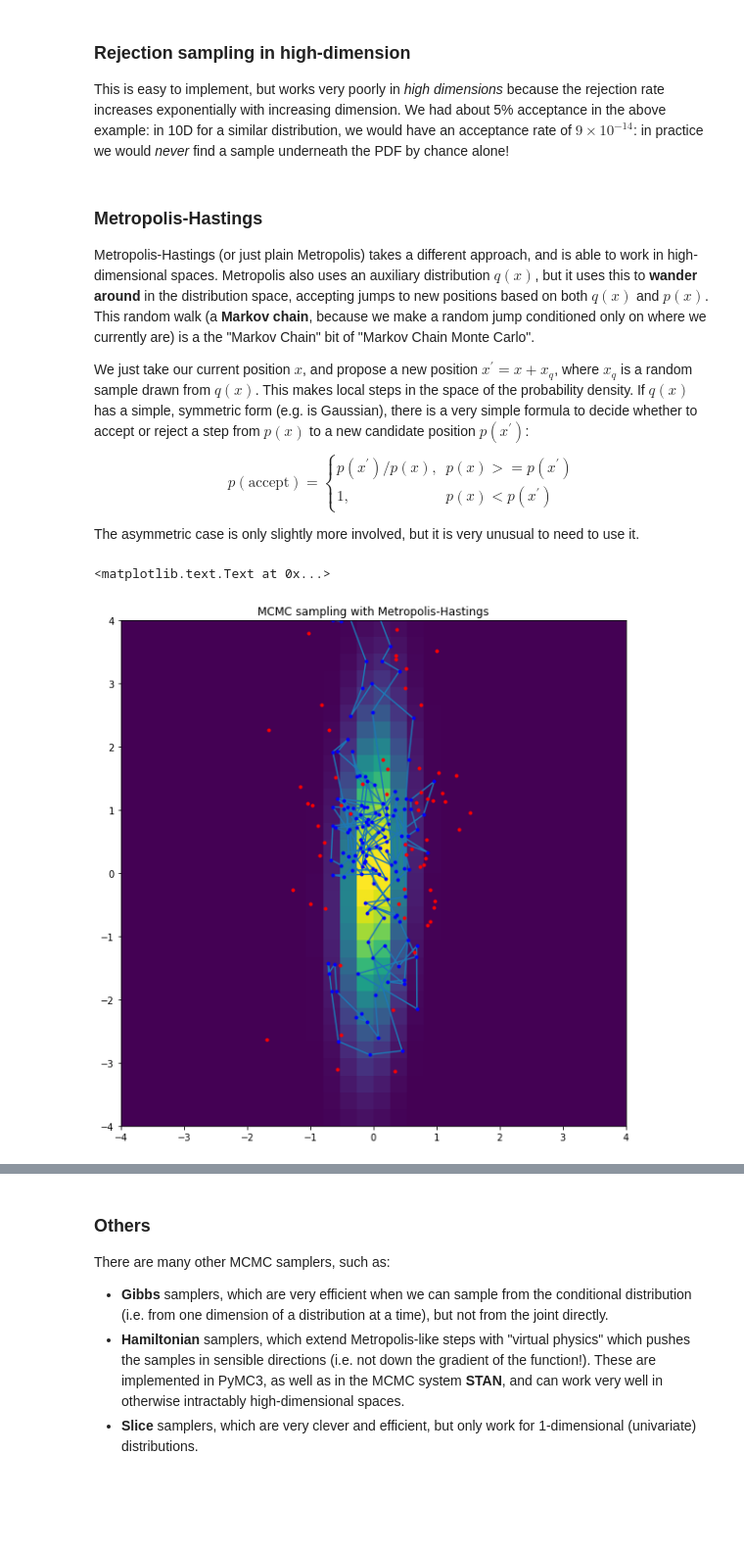
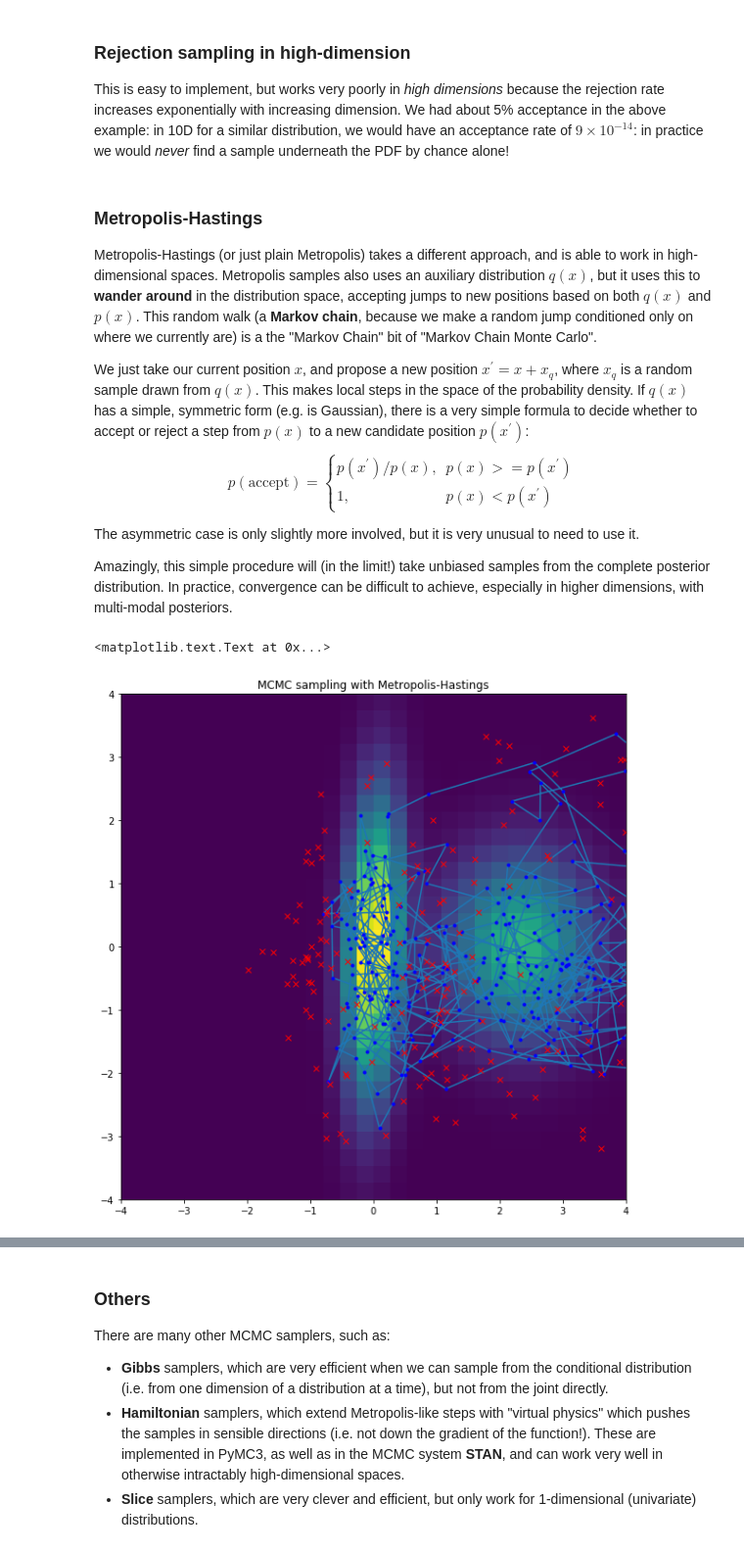
Before and after one commit to johnhw/summerschool2017, a Jupyter notebook: static/static_2.ipynb, the cells around one changed output, grey strips where cells are left out. Shown: that part at 98% size. Saved outputs shown, nothing was run; the diff lists cells and outputs as text; code cells hidden in the pictures; blank space fills up the shorter version.

```diff
--- a/static/static_2.ipynb
+++ b/static/static_2.ipynb
@@ -65,15 +74,22 @@ Fraction under the curve: 0.06
 This is easy to implement, but works very poorly in *high dimensions* because the rejection rate increases exponentially with increasing dimension. We had about 5% acceptance in the above example: in 10D for a similar distribution, we would have an acceptance rate of $9\times 10^{-14}$: in practice we would *never* find a sample underneath the PDF by chance alone!
 # %% [markdown]
 ### Metropolis-Hastings
-Metropolis-Hastings (or just plain Metropolis) takes a different approach, and is able to work in high-dimensional spaces. Metropolis also uses an auxiliary distribution $q(x)$, but it uses this to **wander around** in the distribution space, accepting jumps to new positions based on both $q(x)$ and $p(x)$.  This random walk (a **Markov chain**, because we make a random jump conditioned only on where we currently are) is a the "Markov Chain" bit of "Markov Chain Monte Carlo".
+Metropolis-Hastings (or just plain Metropolis) takes a different approach, and is able to work in high-dimensional spaces. Metropolis samples also uses an auxiliary distribution $q(x)$, but it uses this to **wander around** in the distribution space, accepting jumps to new positions based on both $q(x)$ and $p(x)$.  This random walk (a **Markov chain**, because we make a random jump conditioned only on where we currently are) is a the "Markov Chain" bit of "Markov Chain Monte Carlo".
 
 We just take our current position $x$, and propose a new position $x^\prime = x + x_q$, where $x_q$ is a random sample drawn from $q(x)$. This makes local steps in the space of the probability density. If $q(x)$ has a simple, symmetric form (e.g. is Gaussian), there is a very simple formula to decide whether to accept or reject a step from $p(x)$ to a new candidate position $p(x^\prime)$:
 $$
 p(\text{accept}) = \begin{cases} p(x^\prime)/p(x), & p(x)>=p(x^\prime) \\  1, & p(x)<p(x^\prime) \end{cases} $$
 
 The asymmetric case is only slightly more involved, but it is very unusual to need to use it.
+
+Amazingly, this simple procedure will (in the limit!) take unbiased samples from the complete posterior distribution. In practice, convergence can be difficult to achieve, especially in higher dimensions, with multi-modal posteriors.
 # %%
 def metropolis(p,q,x_init,n):
+    # Perform Metropolis MCMC sampling.
+    # p(x): a function that can be evaluated anywhere. p(x) returns the value of p at x
+    # q(): a function q that draws a sample from a symmetric distribution and returns it
+    # x_init: a starting point
+    # n: number of samples
     x = x_init
 
     samples = []
@@ -96,23 +112,32 @@ def metropolis(p,q,x_init,n):
                 rejected.append(x_prime)
 
     return np.array(samples), np.array(rejected)
-
-
-A = np.array([[0.15, 0.9], [-0.1, 2.5]])
-p = lambda x:scipy.stats.multivariate_normal(mean=[0,0], cov=A).pdf(x)
-q = lambda: np.random.normal(0,0.5,(2,))
-accept, reject = metropolis(p,q,[0.1, 0.3], 200)
-plt.figure(figsize=(10,10))
-plt.plot(accept[:,0], accept[:,1])
-plt.plot(accept[:,0], accept[:,1], 'b.')
-plt.plot(reject[:,0], reject[:,1], 'r.')
-x,y = np.meshgrid(np.linspace(-5,5,30), np.linspace(-4,4,30))
-plt.imshow(p(np.dstack([x,y])), extent=[-4,4,-4,4], cmap='viridis')
-plt.grid("off")
-plt.title("MCMC sampling with Metropolis-Hastings")
-# %% [output]
-<matplotlib.text.Text at 0x...>
-[figure, removed]
+# %%
+# test the sampling process
+# create an interesting distribution p
+A = np.array([[0.15, 0.9], [-0.1, 2.5]])
+p1 = lambda x:scipy.stats.multivariate_normal(mean=[0,0], cov=A).pdf(x)
+p2 = lambda x:scipy.stats.multivariate_normal(mean=[3,0], cov=np.eye(2)).pdf(x)
+p = lambda x:p1(x)*0.5+p2(x)*0.5
+# create a proposal distribution, with std. dev. 0.25
+q = lambda: np.random.normal(0,0.75,(2,))
+
+# make 500 MCMC steps
+accept, reject = metropolis(p,q,[0.1, 0.3], 500)
+
+# plot a heatmap of the distribution, along with the
+# accepted and rejected samples from that MCMC chain
+plt.figure(figsize=(10,10))
+plt.plot(accept[:,0], accept[:,1])
+plt.plot(accept[:,0], accept[:,1], 'b.')
+plt.plot(reject[:,0], reject[:,1], 'rx')
+x,y = np.meshgrid(np.linspace(-5,5,30), np.linspace(-4,4,30))
+plt.imshow(p(np.dstack([x,y])), extent=[-4,4,-4,4], cmap='viridis')
+plt.grid("off")
+plt.title("MCMC sampling with Metropolis-Hastings")
+# %% [output]
+<matplotlib.text.Text at 0x...>
+[figure, added]
 # %%
 # run the chain for longer, and plot the trace and the histogram of the variable
 accept, reject = metropolis(p,q,[0.1, 0.3], 5000)
```
Also changed, not shown: parts of 10 cells of this notebook, 6 other files.
